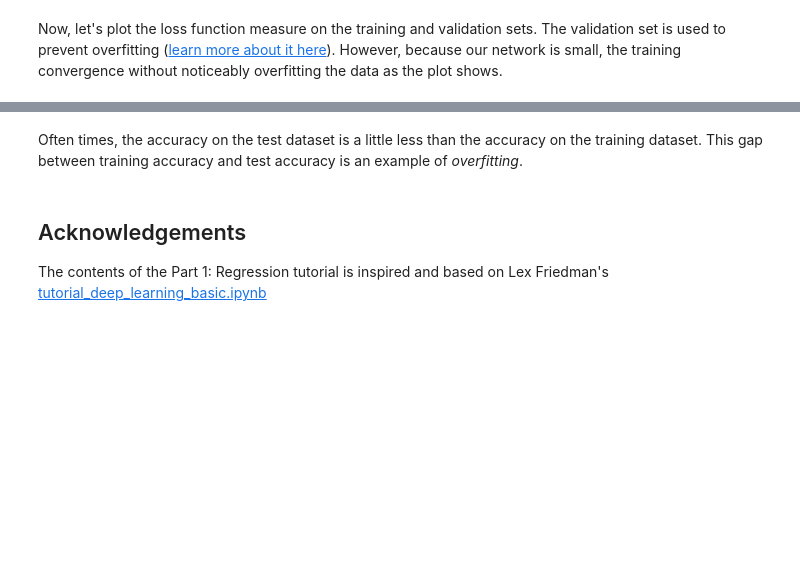
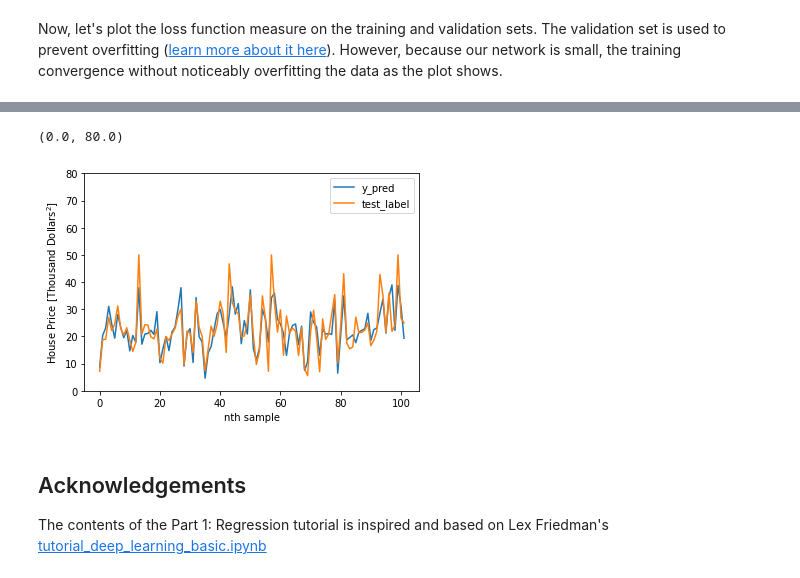
Before and after one commit to shiernee/Getting_Started_with_AI_Tutorial, a Jupyter notebook: AI_Workshop_Day2.ipynb, the cells around one changed output, grey strips where cells are left out. Saved outputs shown, nothing was run; the diff lists cells and outputs as text; code cells hidden in the pictures; blank space fills up the shorter version.

```diff
--- a/AI_Workshop_Day2.ipynb
+++ b/AI_Workshop_Day2.ipynb
@@ -216,8 +179,0 @@ https://scikit-learn.org/stable/modules/generated/sklearn.model_selection.train_
-# %%
-from sklearn.model_selection import train_test_split
-
-train_features, test_features, train_labels, test_labels = train_test_split(X_features, y, test_size=0.33, random_state=42)
-
-print(len(X_features))
-print(len(train_features))
-print(len(test_features))
@@ -253,16 +179,0 @@ model = build_model()
-# %%
-early_stop = keras.callbacks.EarlyStopping(monitor='val_loss', patience=100)
-
-history = model.fit(train_features, train_labels, epochs=1000, verbose=0, validation_split = 0.1,
-                    callbacks=[early_stop, PrintDot()])
-
-hist = pd.DataFrame(history.history)
-hist['epoch'] = history.epoch
-
-
-# show accuracy measure
-train_acc = float(hist['accuracy'].tail(1))
-val_acc = float(hist['val_accuracy'].tail(1))
-print()
-print('Train accuracy:', train_acc)
-print('Validation accuracy:', val_acc)
@@ -303,5 +180,21 @@ Test accuracy: 0.6173912882804871
-# %% [markdown]
-Often times, the accuracy on the test dataset is a little less than the accuracy on the training dataset. This gap between training accuracy and test accuracy is an example of *overfitting*.
+# %%
+# look at the prediction and ground truth
+y_predict = model.predict(test_features)
+
+
+dataframe = pd.DataFrame(y_predict, columns=['y_pred'])
+dataframe['test_labels'] = test_labels
+
+
+plt.xlabel('nth sample')
+plt.ylabel('House Price [Thousand Dollars$^2$]')
+plt.plot(y_predict, label='y_pred')
+plt.plot(test_labels, label='test_label')
+plt.legend()
+plt.ylim([0,80])
+# %% [output]
+(0.0, 80.0)
+[figure, added]
 # %% [markdown]
 ## Acknowledgements
 
```
Also changed, not shown: parts of 23 cells of this notebook.
